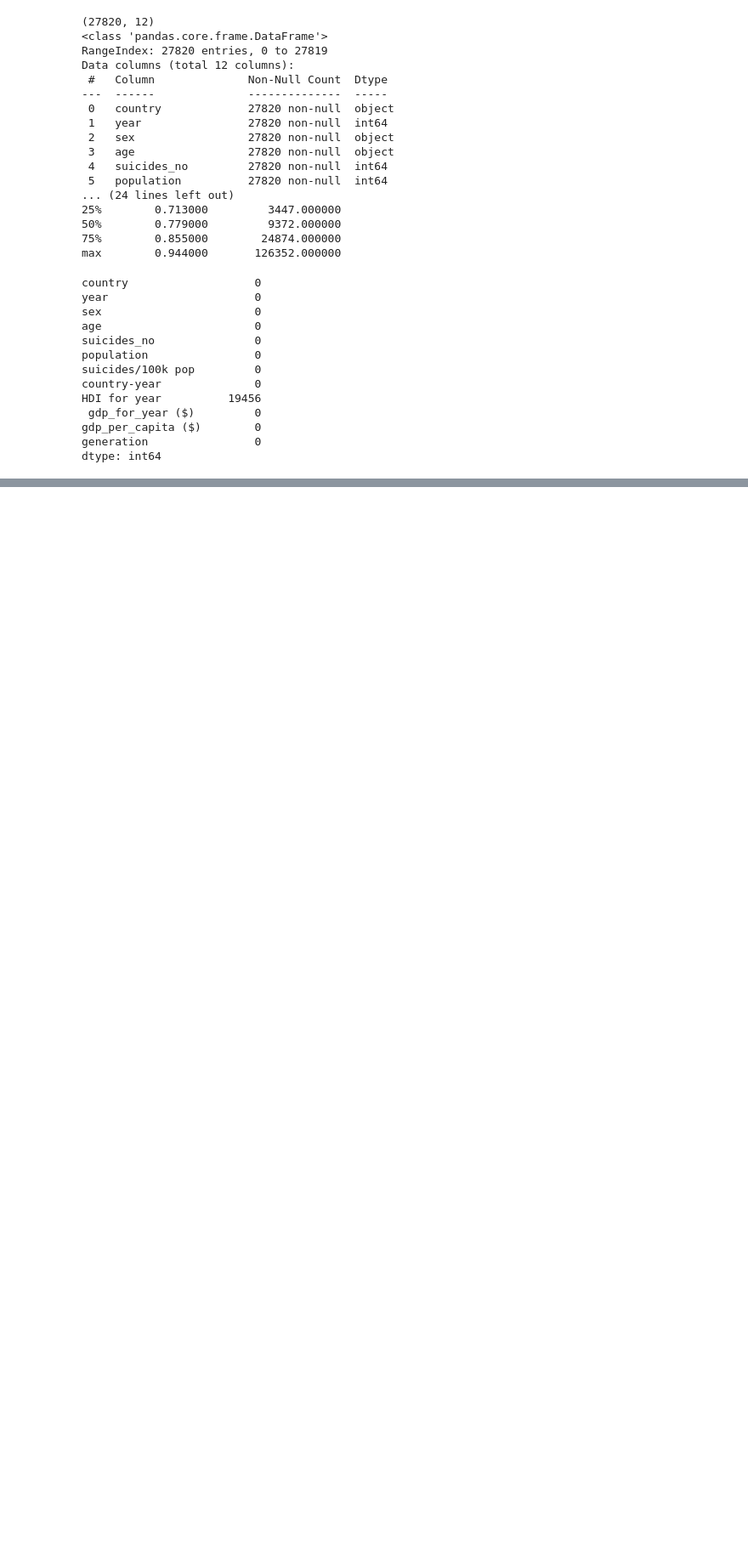
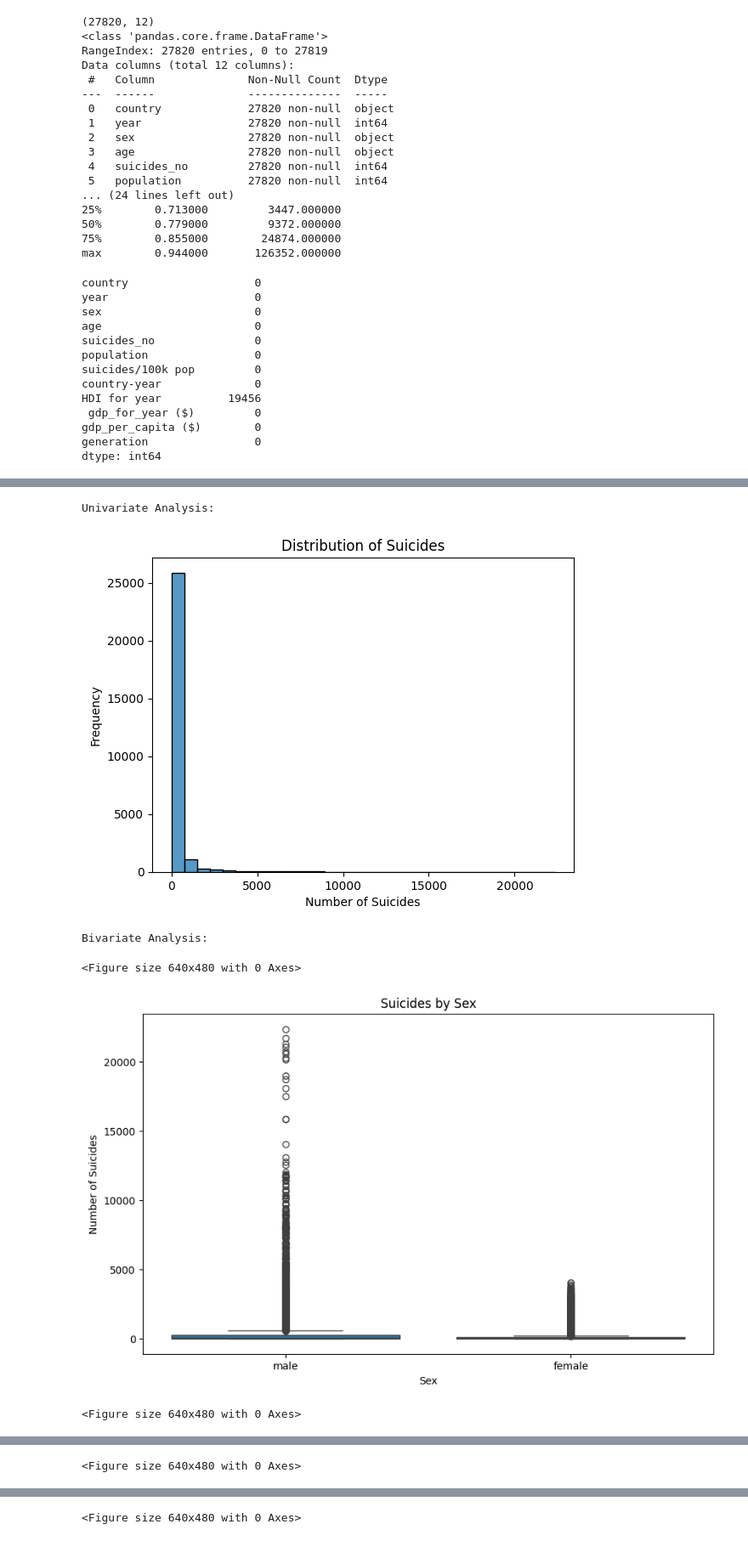
Before and after one commit to Nagaumesh/Codsoft, a Jupyter notebook: Exploratory_DA.ipynb, the cells around one changed output, grey strips where cells are left out. Shown at 85% size. Saved outputs shown, nothing was run; the diff lists cells and outputs as text; code cells hidden in the pictures; blank space fills up the shorter version.

```diff
--- a/Exploratory_DA.ipynb
+++ b/Exploratory_DA.ipynb
@@ -97,0 +146,69 @@ plt.show()
+# %%
+# Module 3: Correlation Analysis and Time Series Analysis
+
+# Univariate Analysis
+print("Univariate Analysis:")
+sns.histplot(data['suicides_no'], bins=30)
+plt.title('Distribution of Suicides')
+plt.xlabel('Number of Suicides')
+plt.ylabel('Frequency')
+plt.show()
+plt.subplots_adjust(hspace=2)  # Add space after the first graph
+
+# Bivariate Analysis
+print("Bivariate Analysis:")
+plt.figure(figsize=(10, 6))
+sns.boxplot(x='sex', y='suicides_no', data=data)
+plt.title('Suicides by Sex')
+plt.xlabel('Sex')
+plt.ylabel('Number of Suicides')
+plt.show()
+plt.subplots_adjust(hspace=2)  # Add space after the second graph
+
+# Multivariate Analysis
+plt.figure(figsize=(12, 8))
+correlation_matrix = data.select_dtypes(include=['float64', 'int64']).corr()
+sns.heatmap(correlation_matrix, annot=True, cmap='coolwarm')
+plt.title('Correlation Heatmap')
+plt.show()
+plt.subplots_adjust(hspace=2)  # Add space after the heatmap
+
+# Time Series Analysis
+# Convert 'year' to datetime (assuming it's the time variable)
+data['year'] = pd.to_datetime(data['year'], format='%Y', errors='coerce')
+
+# Group by year and calculate total suicides
+time_series_data = data.groupby(data['year'].dt.year)['suicides_no'].sum().reset_index()
+time_series_data['year'] = pd.to_datetime(time_series_data['year'], format='%Y')  # Convert back to datetime
+
+# Visualizing Time Series
+plt.figure(figsize=(12, 6))
+plt.plot(time_series_data['year'], time_series_data['suicides_no'], marker='o')
+plt.title('Total Suicides Over Years')
+plt.xlabel('Year')
+plt.ylabel('Total Suicides')
+plt.xticks(rotation=45)
+plt.grid()
+plt.show()
+plt.subplots_adjust(hspace=2)  # Add space after the time series plot
+
+# Resampling Time Series (e.g., every 5 years)
+time_series_data.set_index('year', inplace=True)
+resampled_data = time_series_data.resample('5Y').sum()
+
+# Visualizing Resampled Time Series
+plt.figure(figsize=(12, 6))
+plt.plot(resampled_data.index.year, resampled_data['suicides_no'], marker='o', color='orange')
+plt.title('Total Suicides Resampled Every 5 Years')
+plt.xlabel('Year')
+plt.ylabel('Total Suicides')
+plt.xticks(rotation=45)
+plt.grid()
+plt.show()
+# %% [output]
+Univariate Analysis:
+[figure, added]
+Bivariate Analysis:
+<Figure size 640x480 with 0 Axes>
+[figure, added]
+<Figure size 640x480 with 0 Axes>
@@ -97,0 +216 @@ plt.show()
+<Figure size 640x480 with 0 Axes>
@@ -97,0 +218 @@ plt.show()
+<Figure size 640x480 with 0 Axes>
```
Also changed, not shown: parts of 11 cells of this notebook.
